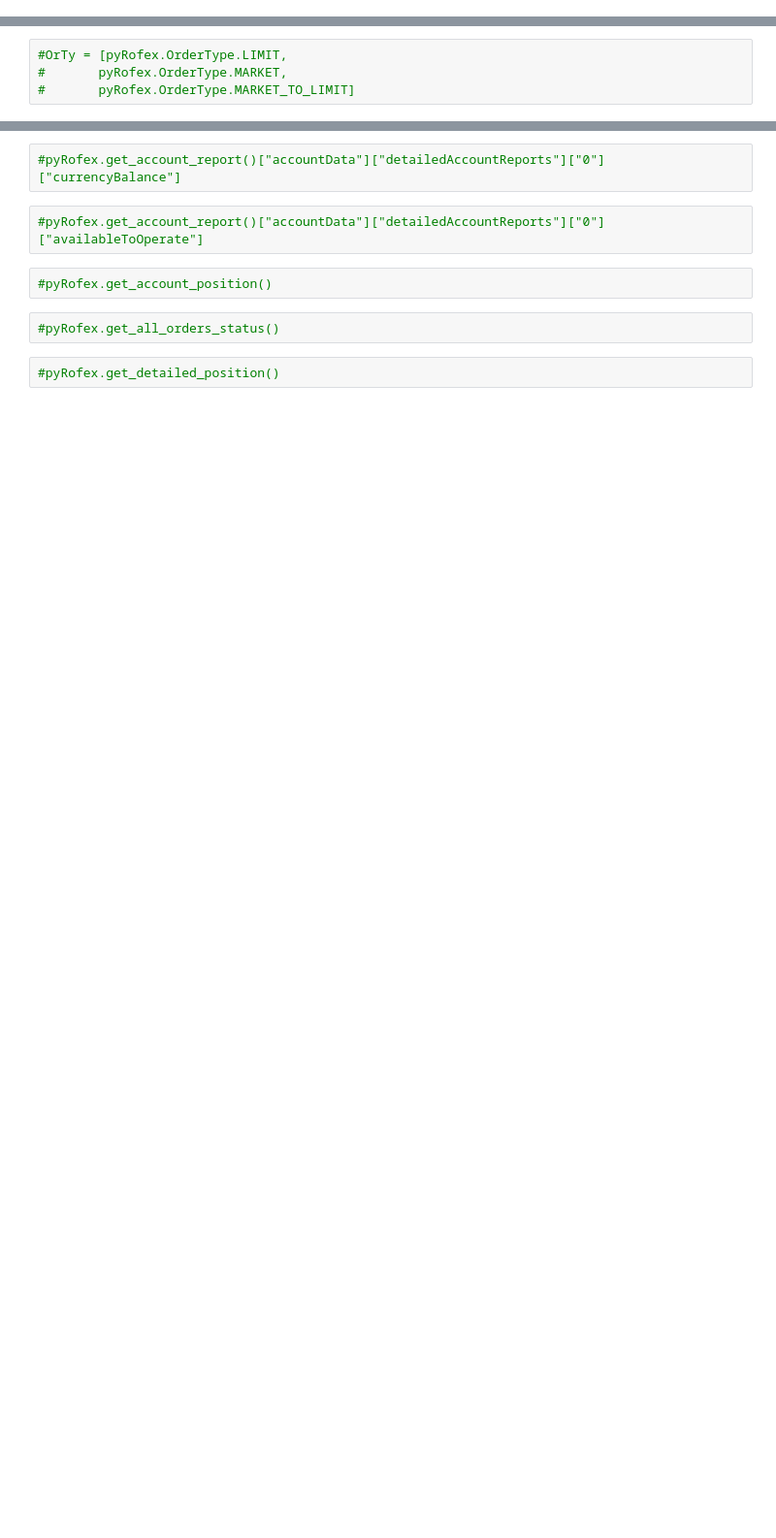
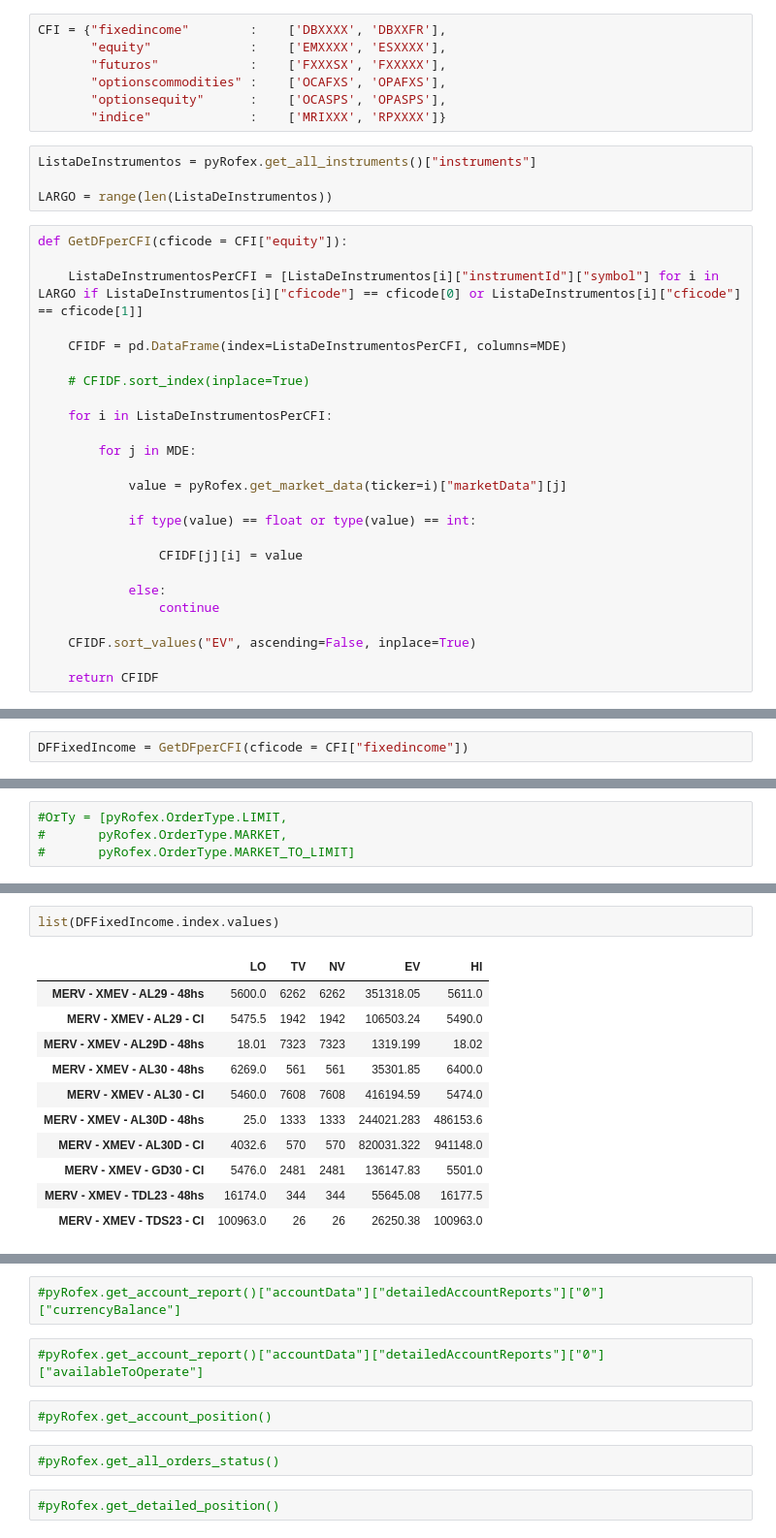
Before and after one commit to maktub5elodin/NoName, a Jupyter notebook: NoName.ipynb, the cells around one changed output, grey strips where cells are left out. Shown at 97% size. Drawn from its saved outputs; the diff is of its cells as text; blank space fills up the shorter version.

```diff
--- a/NoName.ipynb
+++ b/NoName.ipynb
@@ -49,0 +19,36 @@ CFI = ['DBXXFR', 'DBXXXX', 'EMXXXX', 'ESXXXX', 'FXXXSX', 'FXXXXX', 'MRIXXX', 'OC
+# %%
+CFI = {"fixedincome"        :    ['DBXXXX', 'DBXXFR'],
+       "equity"             :    ['EMXXXX', 'ESXXXX'],
+       "futuros"            :    ['FXXXSX', 'FXXXXX'],
+       "optionscommodities" :    ['OCAFXS', 'OPAFXS'],
+       "optionsequity"      :    ['OCASPS', 'OPASPS'],
+       "indice"             :    ['MRIXXX', 'RPXXXX']}
+# %%
+ListaDeInstrumentos = pyRofex.get_all_instruments()["instruments"]
+
+LARGO = range(len(ListaDeInstrumentos))
+# %%
+def GetDFperCFI(cficode = CFI["equity"]):
+
+    ListaDeInstrumentosPerCFI = [ListaDeInstrumentos[i]["instrumentId"]["symbol"] for i in LARGO if ListaDeInstrumentos[i]["cficode"] == cficode[0] or ListaDeInstrumentos[i]["cficode"] == cficode[1]]
+
+    CFIDF = pd.DataFrame(index=ListaDeInstrumentosPerCFI, columns=MDE)
+
+    # CFIDF.sort_index(inplace=True)
+
+    for i in ListaDeInstrumentosPerCFI:
+
+        for j in MDE:
+
+            value = pyRofex.get_market_data(ticker=i)["marketData"][j]
+
+            if type(value) == float or type(value) == int:
+
+                CFIDF[j][i] = value
+
+            else:
+                continue
+
+    CFIDF.sort_values("EV", ascending=False, inplace=True)
+
+    return CFIDF
@@ -49,0 +67,2 @@ CFI = ['DBXXFR', 'DBXXXX', 'EMXXXX', 'ESXXXX', 'FXXXSX', 'FXXXXX', 'MRIXXX', 'OC
+# %%
+DFFixedIncome = GetDFperCFI(cficode = CFI["fixedincome"])
@@ -53,0 +157,14 @@ CFI = ['DBXXFR', 'DBXXXX', 'EMXXXX', 'ESXXXX', 'FXXXSX', 'FXXXXX', 'MRIXXX', 'OC
+# %%
+list(DFFixedIncome.index.values)
+# %% [output]
+|  | LO | TV | NV | EV | HI |
+| MERV - XMEV - AL29 - 48hs | 5600.0 | 6262 | 6262 | 351318.05 | 5611.0 |
+| MERV - XMEV - AL29 - CI | 5475.5 | 1942 | 1942 | 106503.24 | 5490.0 |
+| MERV - XMEV - AL29D - 48hs | 18.01 | 7323 | 7323 | 1319.199 | 18.02 |
+| MERV - XMEV - AL30 - 48hs | 6269.0 | 561 | 561 | 35301.85 | 6400.0 |
+| MERV - XMEV - AL30 - CI | 5460.0 | 7608 | 7608 | 416194.59 | 5474.0 |
+| MERV - XMEV - AL30D - 48hs | 25.0 | 1333 | 1333 | 244021.283 | 486153.6 |
+| MERV - XMEV - AL30D - CI | 4032.6 | 570 | 570 | 820031.322 | 941148.0 |
+| MERV - XMEV - GD30 - CI | 5476.0 | 2481 | 2481 | 136147.83 | 5501.0 |
+| MERV - XMEV - TDL23 - 48hs | 16174.0 | 344 | 344 | 55645.08 | 16177.5 |
+| MERV - XMEV - TDS23 - CI | 100963.0 | 26 | 26 | 26250.38 | 100963.0 |
```
Also changed, not shown: parts of 57 cells of this notebook.
